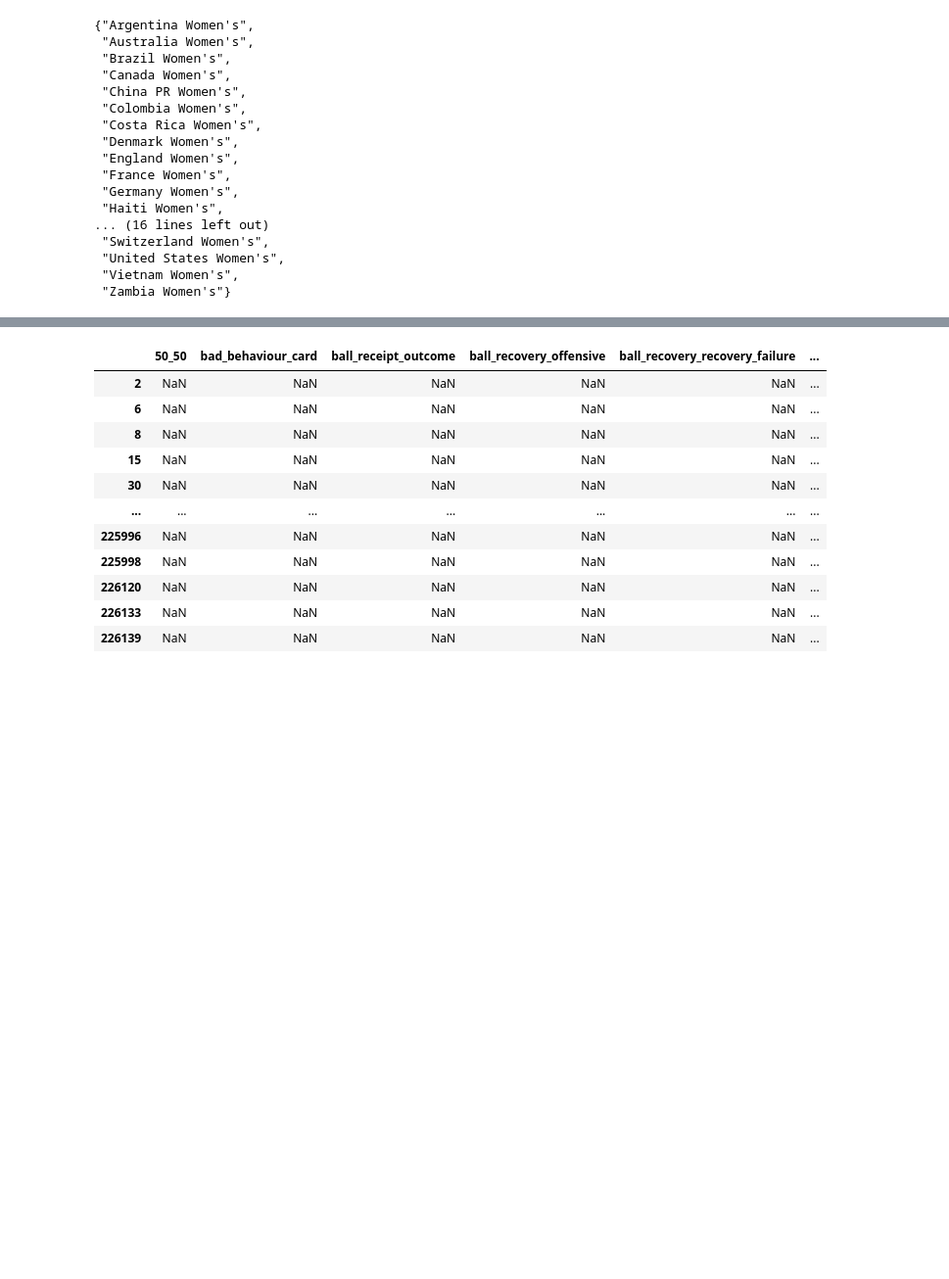
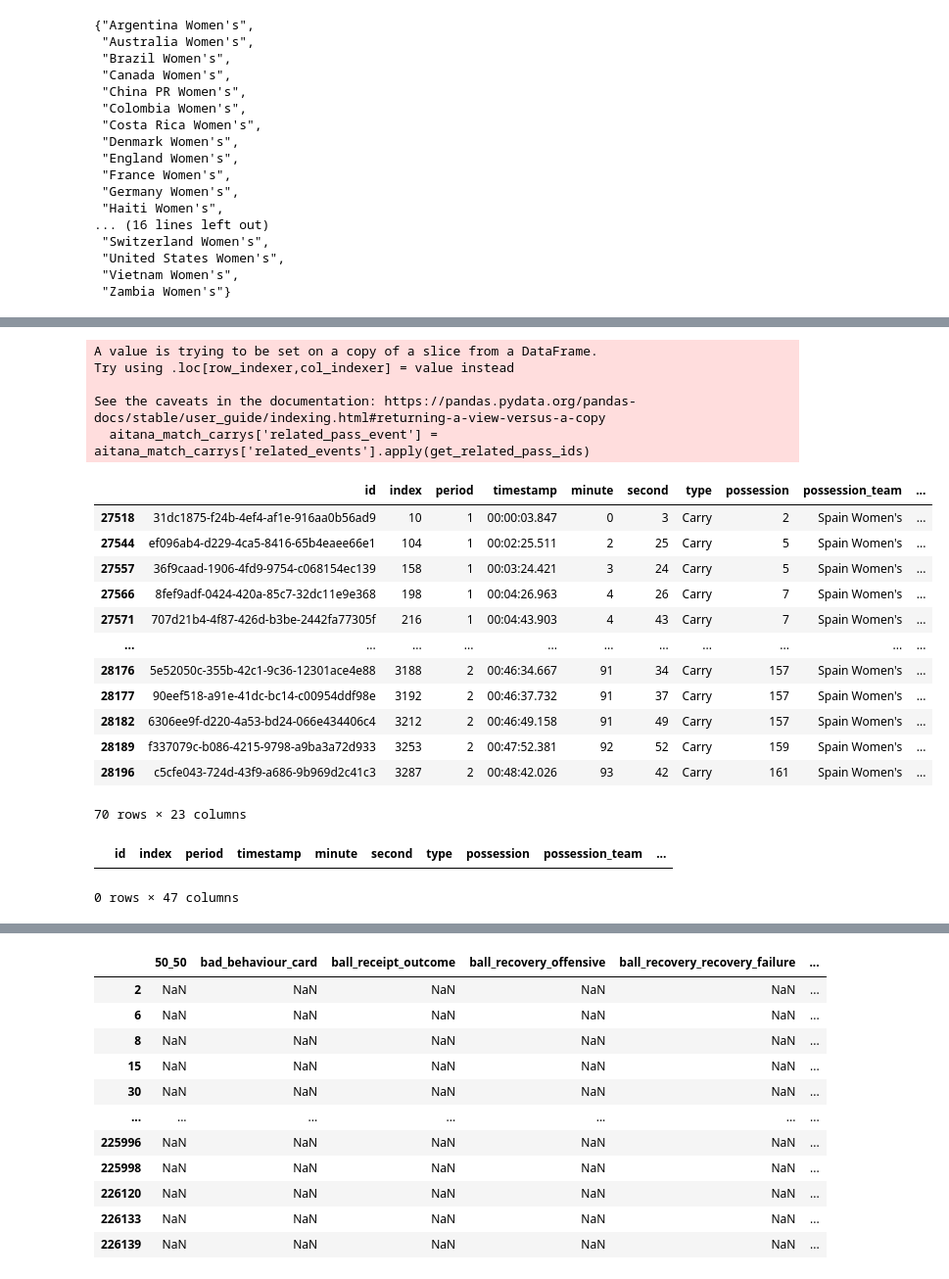
Before and after one commit to AGraciaSipan/soccermatics, a Jupyter notebook: hand-ins/1.AitanaBonmati/Untitled.ipynb, the cells around one changed output, grey strips where cells are left out. Shown at 98% size. Cells and saved outputs as stored; diff of their text form; code cells hidden in the pictures; blank space fills up the shorter version.

```diff
--- a/hand-ins/1.AitanaBonmati/Untitled.ipynb
+++ b/hand-ins/1.AitanaBonmati/Untitled.ipynb
@@ -183,0 +153,8 @@ passes2_df.groupby('match_id').size().reset_index(name='count')
+# %%
+wwc2023_events = sb.competition_events(
+    country=wwc2023['country_name'].iloc[0],
+    division=wwc2023['competition_name'].iloc[0],
+    season=wwc2023['season_name'].iloc[0],
+    gender=wwc2023['competition_gender'].iloc[0],
+    split=True
+)
@@ -183,0 +179,11 @@ passes2_df.groupby('match_id').size().reset_index(name='count')
+# %%
+carrys = wwc2023_events["carrys"]
+passes = wwc2023_events["passes"]
+# %%
+match_id = 3893791
+
+aitana_match_carrys_mask = (carrys.player == "Aitana Bonmati Conca") & (carrys.match_id == match_id)
+aitana_match_carrys = carrys[aitana_match_carrys_mask]
+# %%
+aitana_match_passes_mask = (passes.player == "Aitana Bonmati Conca") & (passes.match_id == match_id)
+aitana_match_passes = passes[aitana_match_passes_mask]
@@ -183,0 +205,37 @@ passes2_df.groupby('match_id').size().reset_index(name='count')
+# %%
+# Create a function to get the related pass event IDs
+def get_related_pass_ids(related_events):
+    pass_ids = []
+    for event_id in related_events:
+        if event_id in aitana_match_passes.id:
+            pass_ids.append(event_id)
+    return pass_ids
+
+# Apply the function to each row in the carry DataFrame
+aitana_match_carrys['related_pass_event'] = aitana_match_carrys['related_events'].apply(get_related_pass_ids)
+aitana_match_carrys
+# %% [output]
+A value is trying to be set on a copy of a slice from a DataFrame.
+Try using .loc[row_indexer,col_indexer] = value instead
+
+See the caveats in the documentation: https://pandas.pydata.org/pandas-docs/stable/user_guide/indexing.html#returning-a-view-versus-a-copy
+  aitana_match_carrys['related_pass_event'] = aitana_match_carrys['related_events'].apply(get_related_pass_ids)
+|  | id | index | period | timestamp | minute | second | type | possession | possession_team | ... |
+| 27518 | 31dc1875-f24b-4ef4-af1e-916aa0b56ad9 | 10 | 1 | 00:00:03.847 | 0 | 3 | Carry | 2 | Spain Women's | ... |
+| 27544 | ef096ab4-d229-4ca5-8416-65b4eaee66e1 | 104 | 1 | 00:02:25.511 | 2 | 25 | Carry | 5 | Spain Women's | ... |
+| 27557 | 36f9caad-1906-4fd9-9754-c068154ec139 | 158 | 1 | 00:03:24.421 | 3 | 24 | Carry | 5 | Spain Women's | ... |
+| 27566 | 8fef9adf-0424-420a-85c7-32dc11e9e368 | 198 | 1 | 00:04:26.963 | 4 | 26 | Carry | 7 | Spain Women's | ... |
+| 27571 | 707d21b4-4f87-426d-b3be-2442fa77305f | 216 | 1 | 00:04:43.903 | 4 | 43 | Carry | 7 | Spain Women's | ... |
+| ... | ... | ... | ... | ... | ... | ... | ... | ... | ... | ... |
+| 28176 | 5e52050c-355b-42c1-9c36-12301ace4e88 | 3188 | 2 | 00:46:34.667 | 91 | 34 | Carry | 157 | Spain Women's | ... |
+| 28177 | 90eef518-a91e-41dc-bc14-c00954ddf98e | 3192 | 2 | 00:46:37.732 | 91 | 37 | Carry | 157 | Spain Women's | ... |
+| 28182 | 6306ee9f-d220-4a53-bd24-066e434406c4 | 3212 | 2 | 00:46:49.158 | 91 | 49 | Carry | 157 | Spain Women's | ... |
+| 28189 | f337079c-b086-4215-9798-a9ba3a72d933 | 3253 | 2 | 00:47:52.381 | 92 | 52 | Carry | 159 | Spain Women's | ... |
+| 28196 | c5cfe043-724d-43f9-a686-9b969d2c41c3 | 3287 | 2 | 00:48:42.026 | 93 | 42 | Carry | 161 | Spain Women's | ... |
+70 rows × 23 columns
+# %%
+uuid = '5d3b3608-7cf4-4c4b-895a-abf2ccae2aa0'
+aitana_match_passes[aitana_match_passes['id'] == uuid]
+# %% [output]
+|  | id | index | period | timestamp | minute | second | type | possession | possession_team | ... |
+0 rows × 47 columns
```
Also changed, not shown: parts of 21 cells of this notebook.
